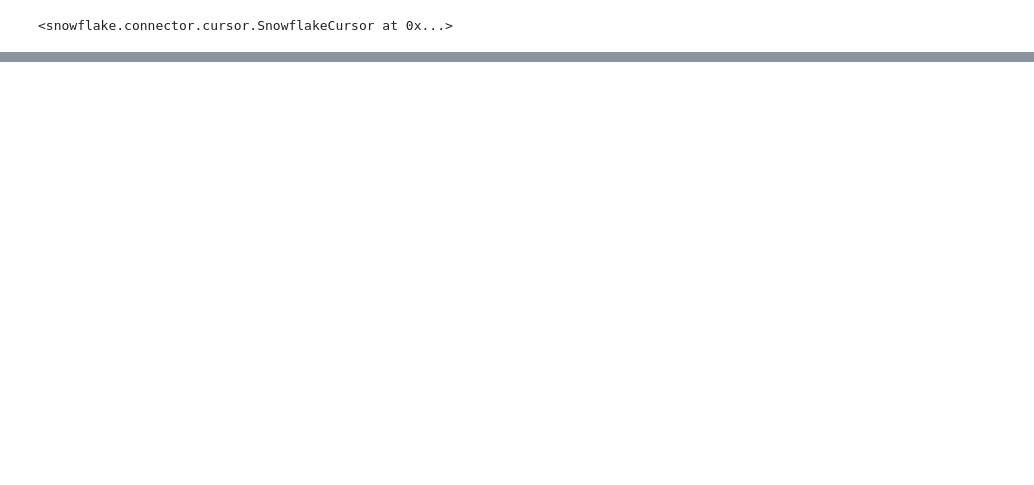
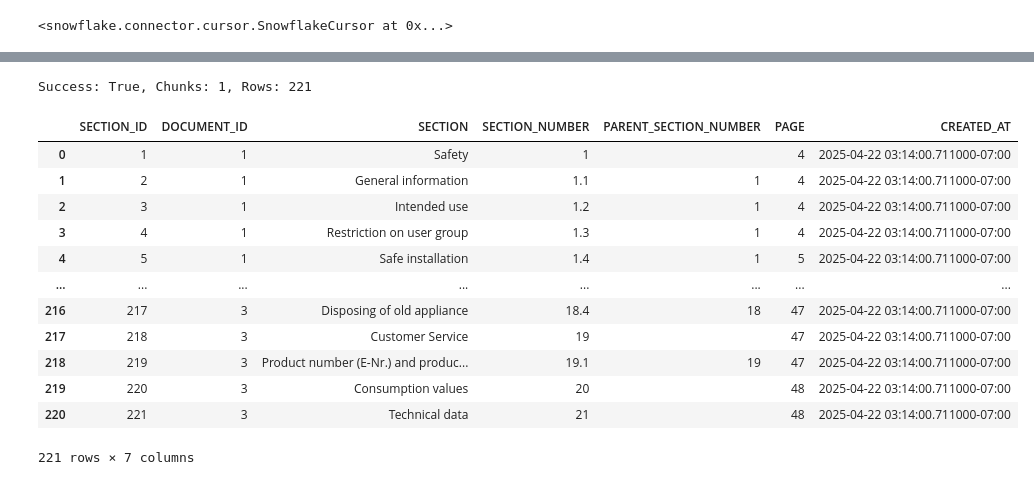
Before and after one commit to Haldan-NC/Snowflake-Cortex-Playground, a Jupyter notebook: WASHING_MACHINE_DB_setup.ipynb, the cells around one changed output, grey strips where cells are left out. Drawn from its saved outputs; the diff is of its cells as text; code cells hidden in the pictures; blank space fills up the shorter version.

```diff
--- a/WASHING_MACHINE_DB_setup.ipynb
+++ b/WASHING_MACHINE_DB_setup.ipynb
@@ -731,0 +579,54 @@ LIMIT 10;
+# %%
+cursor.execute("""
+    CREATE OR REPLACE TABLE SECTIONS (
+    SECTION_ID INT AUTOINCREMENT PRIMARY KEY,
+    DOCUMENT_ID INT NOT NULL,
+    SECTION STRING NOT NULL,
+    SECTION_NUMBER STRING NOT NULL,
+    PARENT_SECTION_NUMBER STRING,
+    PAGE INT,
+    CREATED_AT TIMESTAMP_LTZ DEFAULT CURRENT_TIMESTAMP(),
+    CONSTRAINT fk_document
+        FOREIGN KEY (DOCUMENT_ID)
+        REFERENCES DOCUMENTS(DOCUMENT_ID)
+);
+""")
+
+
+success, nchunks, nrows, output = write_pandas(
+    conn=conn,
+    df=sections_df,
+    database =database,
+    table_name="SECTIONS",
+    schema=schema,
+    auto_create_table=False,
+    overwrite=False
+)
+print(f"Success: {success}, Chunks: {nchunks}, Rows: {nrows}")
+# %% [output]
+Success: True, Chunks: 1, Rows: 221
+# %%
+# Lets see the table
+cursor.execute("""
+    SELECT *
+    FROM SECTIONS;
+""")
+
+sections_df = cursor.fetch_pandas_all()
+sections_df.head()
+
+sections_df
+# %% [output]
+|  | SECTION_ID | DOCUMENT_ID | SECTION | SECTION_NUMBER | PARENT_SECTION_NUMBER | PAGE | CREATED_AT |
+| 0 | 1 | 1 | Safety | 1 |  | 4 | 2025-04-22 03:14:00.711000-07:00 |
+| 1 | 2 | 1 | General information | 1.1 | 1 | 4 | 2025-04-22 03:14:00.711000-07:00 |
+| 2 | 3 | 1 | Intended use | 1.2 | 1 | 4 | 2025-04-22 03:14:00.711000-07:00 |
+| 3 | 4 | 1 | Restriction on user group | 1.3 | 1 | 4 | 2025-04-22 03:14:00.711000-07:00 |
+| 4 | 5 | 1 | Safe installation | 1.4 | 1 | 5 | 2025-04-22 03:14:00.711000-07:00 |
+| ... | ... | ... | ... | ... | ... | ... | ... |
+| 216 | 217 | 3 | Disposing of old appliance | 18.4 | 18 | 47 | 2025-04-22 03:14:00.711000-07:00 |
+| 217 | 218 | 3 | Customer Service | 19 |  | 47 | 2025-04-22 03:14:00.711000-07:00 |
+| 218 | 219 | 3 | Product number (E-Nr.) and produc... | 19.1 | 19 | 47 | 2025-04-22 03:14:00.711000-07:00 |
+| 219 | 220 | 3 | Consumption values | 20 |  | 48 | 2025-04-22 03:14:00.711000-07:00 |
+| 220 | 221 | 3 | Technical data | 21 |  | 48 | 2025-04-22 03:14:00.711000-07:00 |
+221 rows × 7 columns
```
Also changed, not shown: parts of 32 cells of this notebook, 57 other files.
